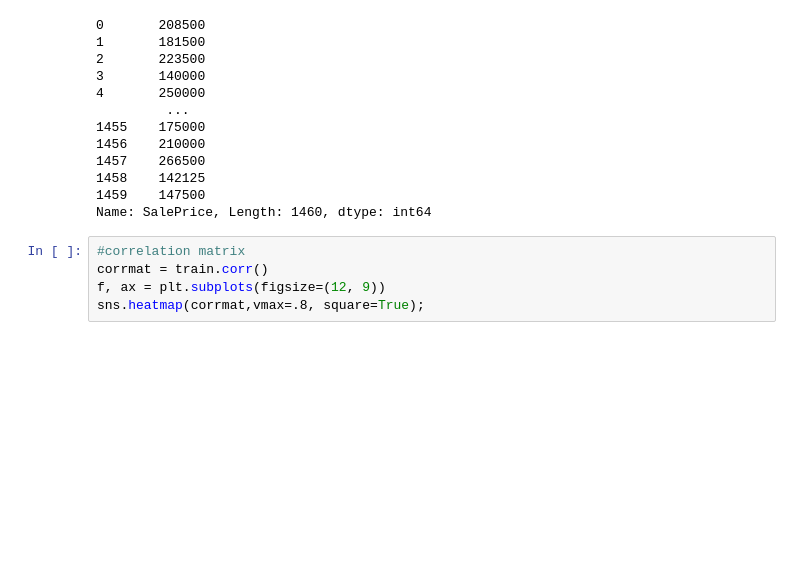
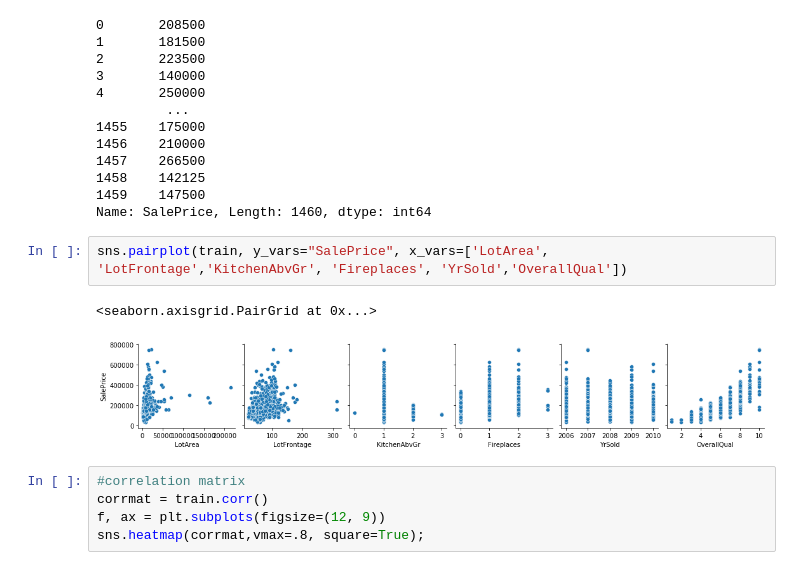
Before and after one commit to boubinmj/housing, a Jupyter notebook: housing.ipynb, the cells around one changed output. Saved outputs shown, nothing was run; the diff lists cells and outputs as text; blank space fills up the shorter version.

```diff
--- a/housing.ipynb
+++ b/housing.ipynb
@@ -127,6 +134,11 @@ print(train.SalePrice)
 1458    142125
 1459    147500
 Name: SalePrice, Length: 1460, dtype: int64
+# %%
+sns.pairplot(train, y_vars="SalePrice", x_vars=['LotArea', 'LotFrontage','KitchenAbvGr', 'Fireplaces', 'YrSold','OverallQual'])
+# %% [output]
+<seaborn.axisgrid.PairGrid at 0x...>
+[figure, added]
 # %%
 #correlation matrix
 corrmat = train.corr()
```
Also changed, not shown: parts of 23 cells of this notebook, 15 other files.
